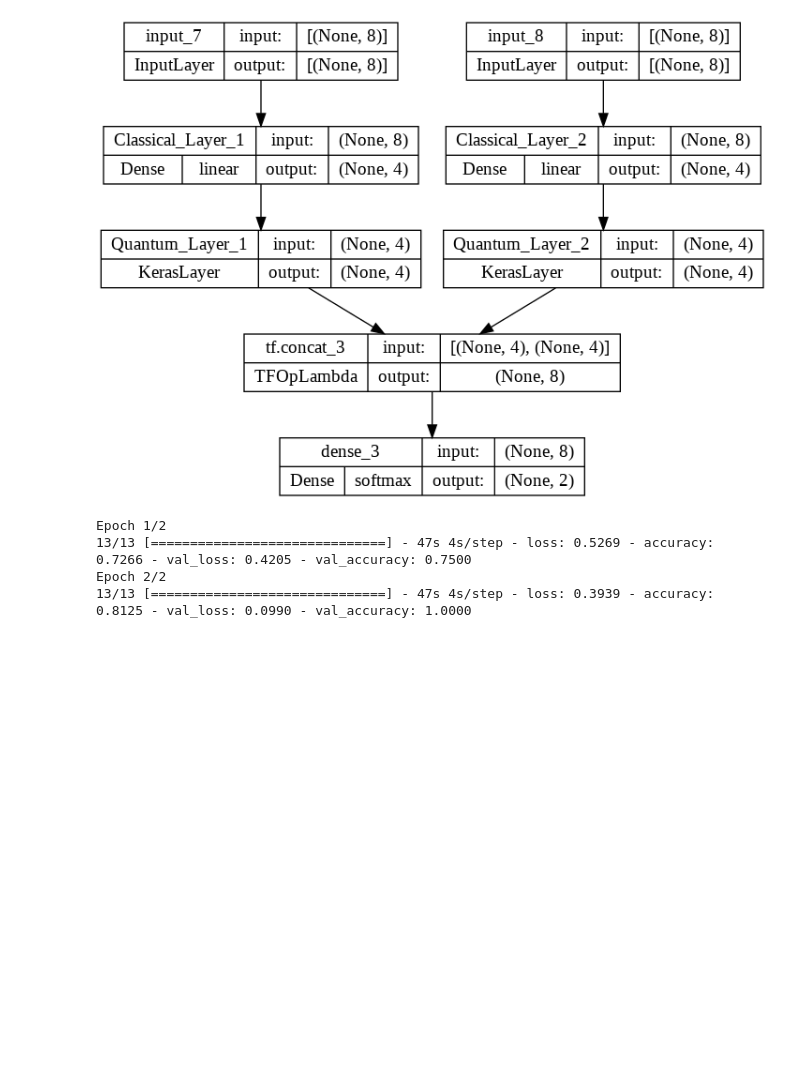
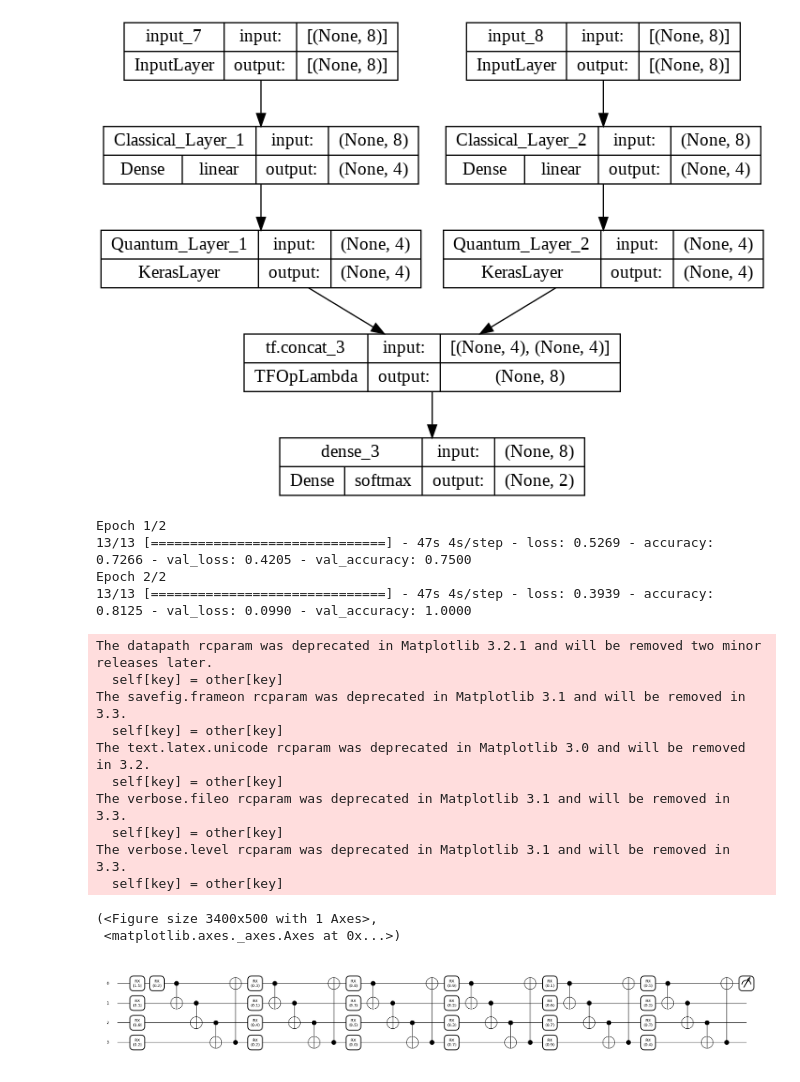
Before and after one commit to AHamamd150/Zewail-city, a Jupyter notebook: Hybrid_Quantum_classical_deepmodels.ipynb, the cells around one changed output. Cells and saved outputs as stored; diff of their text form; code cells hidden in the pictures; blank space fills up the shorter version.

```diff
--- a/Hybrid_Quantum_classical_deepmodels.ipynb
+++ b/Hybrid_Quantum_classical_deepmodels.ipynb
@@ -211,3 +217,31 @@ Epoch 1/2
 13/13 [==============================] - 47s 4s/step - loss: 0.5269 - accuracy: 0.7266 - val_loss: 0.4205 - val_accuracy: 0.7500
 Epoch 2/2
 13/13 [==============================] - 47s 4s/step - loss: 0.3939 - accuracy: 0.8125 - val_loss: 0.0990 - val_accuracy: 1.0000
+# %%
+n_qubits = 4
+dev = qml.device('default.qubit',wires=n_qubits)
+@qml.qnode(dev)
+def circuit(distance, parameters):
+    qml.AngleEmbedding(distance, wires=range(n_qubits))
+    qml.BasicEntanglerLayers(parameters, wires=range(n_qubits))
+    return qml.expval(qml.PauliZ(0))
+
+n_layers = 6
+weights = np.random.random([n_layers, n_qubits])
+X = [1.5]
+
+qml.draw_mpl(circuit,expansion_strategy="device",decimals=1)(X,weights)
+# %% [output]
+The datapath rcparam was deprecated in Matplotlib 3.2.1 and will be removed two minor releases later.
+  self[key] = other[key]
+The savefig.frameon rcparam was deprecated in Matplotlib 3.1 and will be removed in 3.3.
+  self[key] = other[key]
+The text.latex.unicode rcparam was deprecated in Matplotlib 3.0 and will be removed in 3.2.
+  self[key] = other[key]
+The verbose.fileo rcparam was deprecated in Matplotlib 3.1 and will be removed in 3.3.
+  self[key] = other[key]
+The verbose.level rcparam was deprecated in Matplotlib 3.1 and will be removed in 3.3.
+  self[key] = other[key]
+(<Figure size 3400x500 with 1 Axes>,
+ <matplotlib.axes._axes.Axes at 0x...>)
+[figure, added]
```
Also changed, not shown: parts of 5 cells of this notebook.
